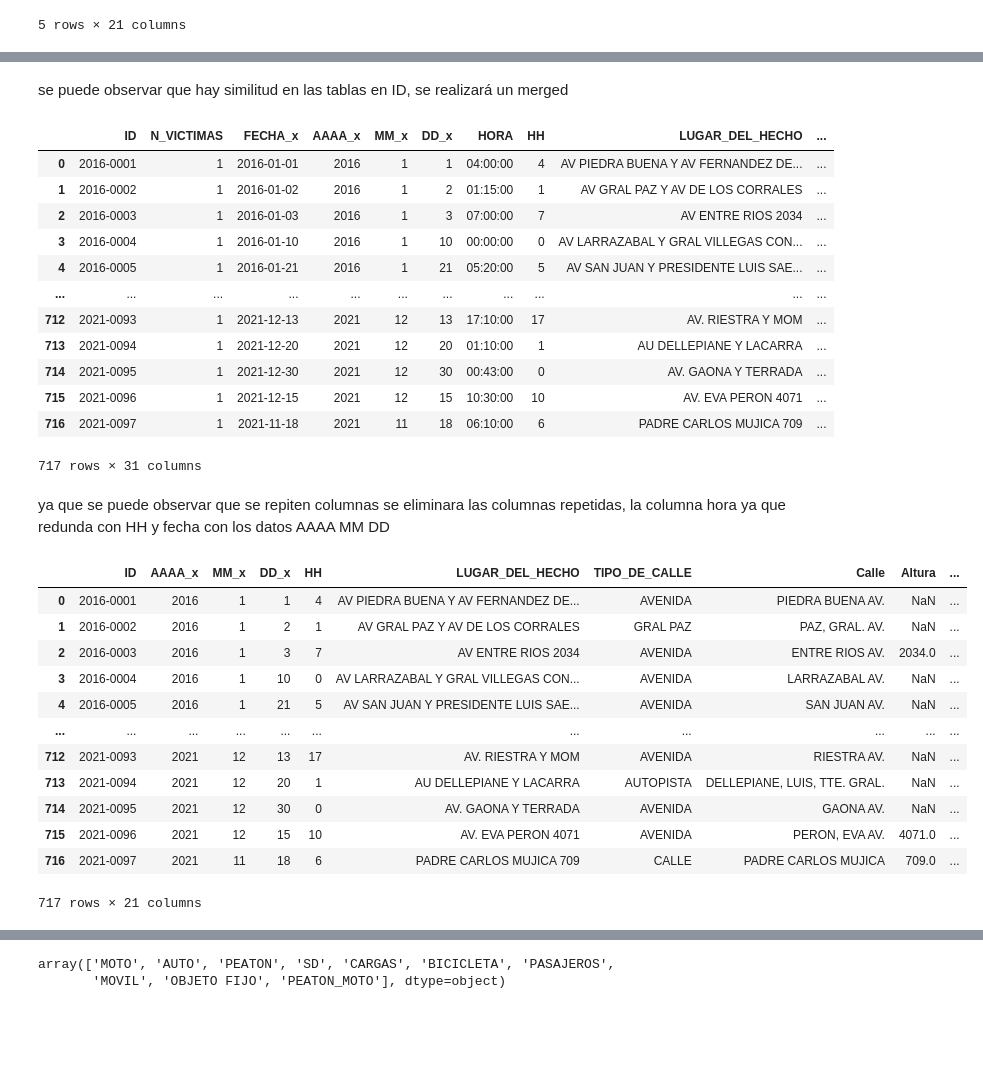
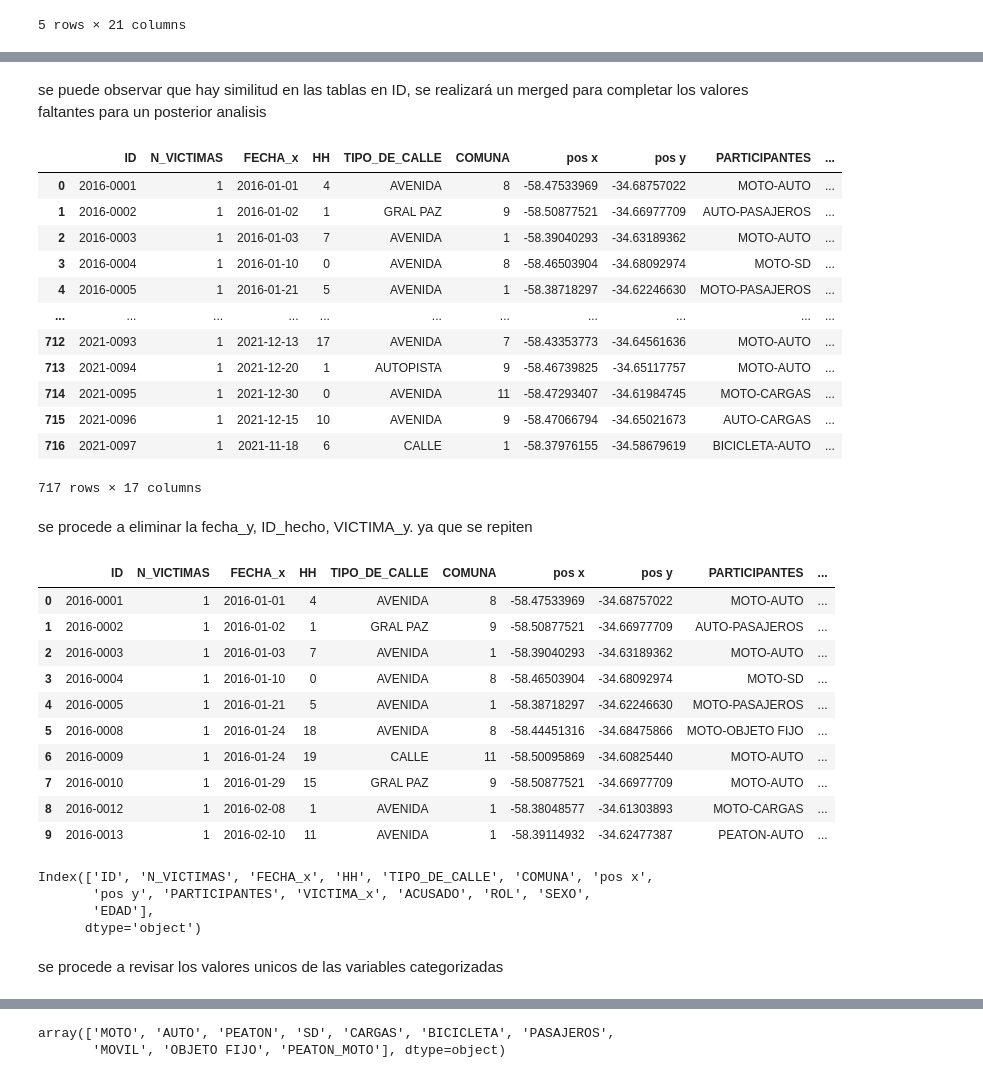
Before and after one commit to dariojacome/proyecto_anat, a Jupyter notebook: ETL_EDA.ipynb, the cells around one changed output, grey strips where cells are left out. Saved outputs shown, nothing was run; the diff lists cells and outputs as text; code cells hidden in the pictures; blank space fills up the shorter version.

```diff
--- a/ETL_EDA.ipynb
+++ b/ETL_EDA.ipynb
@@ -4,7 +8,8 @@ import seaborn as sns
 import matplotlib.pyplot as plt
 import numpy as np
 # %%
-df_homicidios = pd.read_excel('archivos/homicidios.xlsx',)
+#carga los df
+df_homicidios = pd.read_excel('archivos/homicidios.xlsx')
 df_hom_victimas = pd.read_excel('archivos/homicidios.xlsx',sheet_name=2)
 # %%
 df_homicidios.head()
@@ -18,0 +53,4 @@ df_homicidios.head()
+# %%
+df_homicidios = df_homicidios.drop(['AAAA', 'MM', 'DD', 'HORA', 'LUGAR_DEL_HECHO',
+                                    'Calle', 'Altura', 'Cruce', 'Dirección Normalizada', 'XY (CABA)'] ,axis=1)
+df_homicidios.head()
@@ -27,0 +81,3 @@ df_hom_victimas.head()
+# %%
+df_hom_victimas = df_hom_victimas.drop(['AAAA', 'MM', 'DD', 'FECHA_FALLECIMIENTO'] ,axis=1)
+df_hom_victimas.head(10)
@@ -28,38 +96,45 @@ df_hom_victimas.head()
 # %% [markdown]
-se puede observar que hay similitud en las tablas en ID, se realizará un merged
+se puede observar que hay similitud en las tablas en ID, se realizará un merged para completar los valores faltantes para un posterior analisis
 # %%
 df_fusionado = pd.merge(left=df_homicidios, right=df_hom_victimas, left_on="ID", right_on="ID_hecho", how="inner")
 df_fusionado
 # %% [output]
-|  | ID | N_VICTIMAS | FECHA_x | AAAA_x | MM_x | DD_x | HORA | HH | LUGAR_DEL_HECHO | ... |
-| 0 | 2016-0001 | 1 | 2016-01-01 | 2016 | 1 | 1 | 04:00:00 | 4 | AV PIEDRA BUENA Y AV FERNANDEZ DE... | ... |
-| 1 | 2016-0002 | 1 | 2016-01-02 | 2016 | 1 | 2 | 01:15:00 | 1 | AV GRAL PAZ Y AV DE LOS CORRALES | ... |
-| 2 | 2016-0003 | 1 | 2016-01-03 | 2016 | 1 | 3 | 07:00:00 | 7 | AV ENTRE RIOS 2034 | ... |
-| 3 | 2016-0004 | 1 | 2016-01-10 | 2016 | 1 | 10 | 00:00:00 | 0 | AV LARRAZABAL Y GRAL VILLEGAS CON... | ... |
-| 4 | 2016-0005 | 1 | 2016-01-21 | 2016 | 1 | 21 | 05:20:00 | 5 | AV SAN JUAN Y PRESIDENTE LUIS SAE... | ... |
+|  | ID | N_VICTIMAS | FECHA_x | HH | TIPO_DE_CALLE | COMUNA | pos x | pos y | PARTICIPANTES | ... |
+| 0 | 2016-0001 | 1 | 2016-01-01 | 4 | AVENIDA | 8 | -58.47533969 | -34.68757022 | MOTO-AUTO | ... |
+| 1 | 2016-0002 | 1 | 2016-01-02 | 1 | GRAL PAZ | 9 | -58.50877521 | -34.66977709 | AUTO-PASAJEROS | ... |
+| 2 | 2016-0003 | 1 | 2016-01-03 | 7 | AVENIDA | 1 | -58.39040293 | -34.63189362 | MOTO-AUTO | ... |
+| 3 | 2016-0004 | 1 | 2016-01-10 | 0 | AVENIDA | 8 | -58.46503904 | -34.68092974 | MOTO-SD | ... |
+| 4 | 2016-0005 | 1 | 2016-01-21 | 5 | AVENIDA | 1 | -58.38718297 | -34.62246630 | MOTO-PASAJEROS | ... |
 | ... | ... | ... | ... | ... | ... | ... | ... | ... | ... | ... |
-| 712 | 2021-0093 | 1 | 2021-12-13 | 2021 | 12 | 13 | 17:10:00 | 17 | AV. RIESTRA Y MOM | ... |
-| 713 | 2021-0094 | 1 | 2021-12-20 | 2021 | 12 | 20 | 01:10:00 | 1 | AU DELLEPIANE Y LACARRA | ... |
-| 714 | 2021-0095 | 1 | 2021-12-30 | 2021 | 12 | 30 | 00:43:00 | 0 | AV. GAONA Y TERRADA | ... |
-| 715 | 2021-0096 | 1 | 2021-12-15 | 2021 | 12 | 15 | 10:30:00 | 10 | AV. EVA PERON 4071 | ... |
-| 716 | 2021-0097 | 1 | 2021-11-18 | 2021 | 11 | 18 | 06:10:00 | 6 | PADRE CARLOS MUJICA 709 | ... |
+| 712 | 2021-0093 | 1 | 2021-12-13 | 17 | AVENIDA | 7 | -58.43353773 | -34.64561636 | MOTO-AUTO | ... |
+| 713 | 2021-0094 | 1 | 2021-12-20 | 1 | AUTOPISTA | 9 | -58.46739825 | -34.65117757 | MOTO-AUTO | ... |
+| 714 | 2021-0095 | 1 | 2021-12-30 | 0 | AVENIDA | 11 | -58.47293407 | -34.61984745 | MOTO-CARGAS | ... |
+| 715 | 2021-0096 | 1 | 2021-12-15 | 10 | AVENIDA | 9 | -58.47066794 | -34.65021673 | AUTO-CARGAS | ... |
+| 716 | 2021-0097 | 1 | 2021-11-18 | 6 | CALLE | 1 | -58.37976155 | -34.58679619 | BICICLETA-AUTO | ... |
-717 rows × 31 columns
+717 rows × 17 columns
-# %% [markdown]
-ya que se puede observar que se repiten columnas se eliminara las columnas repetidas, la columna hora ya que redunda con HH y fecha con los datos AAAA MM DD
+# %% [markdown]
+se procede a eliminar la fecha_y, ID_hecho, VICTIMA_y. ya que se repiten
 # %%
-df_fusionado = df_fusionado.drop(['N_VICTIMAS','FECHA_x','HORA','FECHA_y', 'MM_y', 'DD_y', 'AAAA_y', 'VICTIMA_y','FECHA_FALLECIMIENTO', 'ID_hecho'],axis=1)
-df_fusionado
+df_fusionado = df_fusionado.drop(['FECHA_y', 'ID_hecho', 'VICTIMA_y'] ,axis=1)
+df_fusionado.head(10)
 # %% [output]
-|  | ID | AAAA_x | MM_x | DD_x | HH | LUGAR_DEL_HECHO | TIPO_DE_CALLE | Calle | Altura | ... |
-| 0 | 2016-0001 | 2016 | 1 | 1 | 4 | AV PIEDRA BUENA Y AV FERNANDEZ DE... | AVENIDA | PIEDRA BUENA AV. | NaN | ... |
-| 1 | 2016-0002 | 2016 | 1 | 2 | 1 | AV GRAL PAZ Y AV DE LOS CORRALES | GRAL PAZ | PAZ, GRAL. AV. | NaN | ... |
-| 2 | 2016-0003 | 2016 | 1 | 3 | 7 | AV ENTRE RIOS 2034 | AVENIDA | ENTRE RIOS AV. | 2034.0 | ... |
-| 3 | 2016-0004 | 2016 | 1 | 10 | 0 | AV LARRAZABAL Y GRAL VILLEGAS CON... | AVENIDA | LARRAZABAL AV. | NaN | ... |
-| 4 | 2016-0005 | 2016 | 1 | 21 | 5 | AV SAN JUAN Y PRESIDENTE LUIS SAE... | AVENIDA | SAN JUAN AV. | NaN | ... |
-| ... | ... | ... | ... | ... | ... | ... | ... | ... | ... | ... |
-| 712 | 2021-0093 | 2021 | 12 | 13 | 17 | AV. RIESTRA Y MOM | AVENIDA | RIESTRA AV. | NaN | ... |
-| 713 | 2021-0094 | 2021 | 12 | 20 | 1 | AU DELLEPIANE Y LACARRA | AUTOPISTA | DELLEPIANE, LUIS, TTE. GRAL. | NaN | ... |
-| 714 | 2021-0095 | 2021 | 12 | 30 | 0 | AV. GAONA Y TERRADA | AVENIDA | GAONA AV. | NaN | ... |
-| 715 | 2021-0096 | 2021 | 12 | 15 | 10 | AV. EVA PERON 4071 | AVENIDA | PERON, EVA AV. | 4071.0 | ... |
-| 716 | 2021-0097 | 2021 | 11 | 18 | 6 | PADRE CARLOS MUJICA 709 | CALLE | PADRE CARLOS MUJICA | 709.0 | ... |
+|  | ID | N_VICTIMAS | FECHA_x | HH | TIPO_DE_CALLE | COMUNA | pos x | pos y | PARTICIPANTES | ... |
+| 0 | 2016-0001 | 1 | 2016-01-01 | 4 | AVENIDA | 8 | -58.47533969 | -34.68757022 | MOTO-AUTO | ... |
+| 1 | 2016-0002 | 1 | 2016-01-02 | 1 | GRAL PAZ | 9 | -58.50877521 | -34.66977709 | AUTO-PASAJEROS | ... |
+| 2 | 2016-0003 | 1 | 2016-01-03 | 7 | AVENIDA | 1 | -58.39040293 | -34.63189362 | MOTO-AUTO | ... |
+| 3 | 2016-0004 | 1 | 2016-01-10 | 0 | AVENIDA | 8 | -58.46503904 | -34.68092974 | MOTO-SD | ... |
+| 4 | 2016-0005 | 1 | 2016-01-21 | 5 | AVENIDA | 1 | -58.38718297 | -34.62246630 | MOTO-PASAJEROS | ... |
+| 5 | 2016-0008 | 1 | 2016-01-24 | 18 | AVENIDA | 8 | -58.44451316 | -34.68475866 | MOTO-OBJETO FIJO | ... |
+| 6 | 2016-0009 | 1 | 2016-01-24 | 19 | CALLE | 11 | -58.50095869 | -34.60825440 | MOTO-AUTO | ... |
+| 7 | 2016-0010 | 1 | 2016-01-29 | 15 | GRAL PAZ | 9 | -58.50877521 | -34.66977709 | MOTO-AUTO | ... |
+| 8 | 2016-0012 | 1 | 2016-02-08 | 1 | AVENIDA | 1 | -58.38048577 | -34.61303893 | MOTO-CARGAS | ... |
+| 9 | 2016-0013 | 1 | 2016-02-10 | 11 | AVENIDA | 1 | -58.39114932 | -34.62477387 | PEATON-AUTO | ... |
-717 rows × 21 columns
+# %%
+df_fusionado.columns
+# %% [output]
+Index(['ID', 'N_VICTIMAS', 'FECHA_x', 'HH', 'TIPO_DE_CALLE', 'COMUNA', 'pos x',
+       'pos y', 'PARTICIPANTES', 'VICTIMA_x', 'ACUSADO', 'ROL', 'SEXO',
+       'EDAD'],
+      dtype='object')
+# %% [markdown]
+se procede a revisar los valores unicos de las variables categorizadas
```
Also changed, not shown: parts of 58 cells of this notebook, 2 other files.
